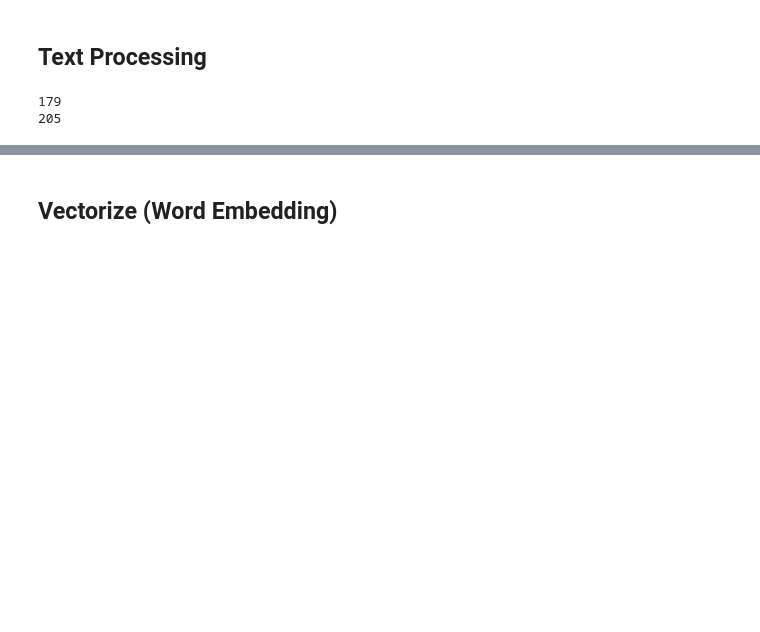
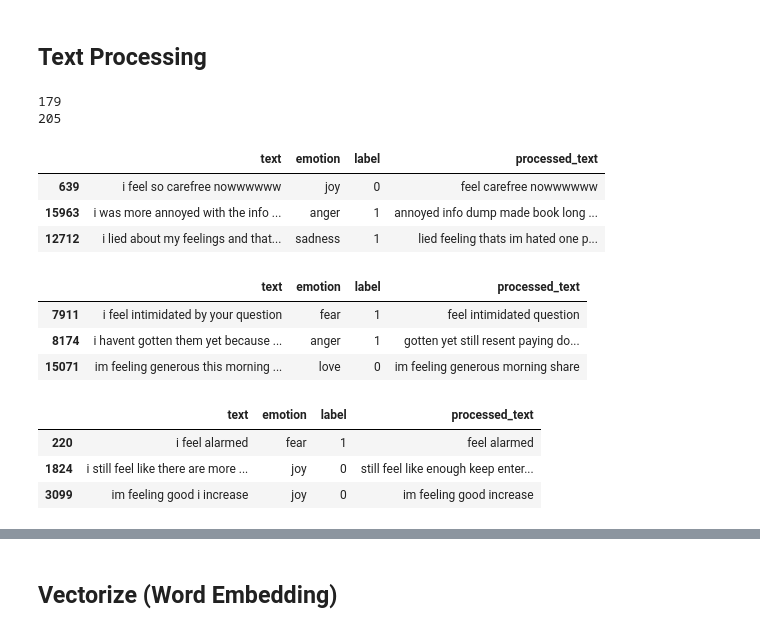
Before and after one commit to Yichen-Z/cis583_project, a Jupyter notebook: emotion_data.ipynb, the cells around one changed output, grey strips where cells are left out. Drawn from its saved outputs; the diff is of its cells as text; code cells hidden in the pictures; blank space fills up the shorter version.

```diff
--- a/emotion_data.ipynb
+++ b/emotion_data.ipynb
@@ -23,0 +48,2 @@ memory usage: 250.1+ KB
+# %%
+val_size = round(len(edf) * 0.2)
@@ -23,0 +76,3 @@ memory usage: 250.1+ KB
+# %%
+train_df = edf[val_size:].copy()
+train_df.head(2)
@@ -112,3 +265,34 @@ print(len(stop_words))
 # %% [output]
 179
 205
+# %%
+train_df['processed_text'] = train_df['text'].apply(lambda raw_text: utils.process_text(
+    text_chunk=raw_text, stopwords=stop_words, lemmatizer_obj=lemmatizer
+))
+
+train_df.sample(n=3)
+# %% [output]
+|  | text | emotion | label | processed_text |
+| 639 | i feel so carefree nowwwwww | joy | 0 | feel carefree nowwwwww |
+| 15963 | i was more annoyed with the info ... | anger | 1 | annoyed info dump made book long ... |
+| 12712 | i lied about my feelings and that... | sadness | 1 | lied feeling thats im hated one p... |
+# %%
+validation_df['processed_text'] = validation_df['text'].apply(lambda raw_text: utils.process_text(
+    text_chunk=raw_text, stopwords=stop_words, lemmatizer_obj=lemmatizer
+))
+validation_df.sample(n=3)
+# %% [output]
+|  | text | emotion | label | processed_text |
+| 7911 | i feel intimidated by your question | fear | 1 | feel intimidated question |
+| 8174 | i havent gotten them yet because ... | anger | 1 | gotten yet still resent paying do... |
+| 15071 | im feeling generous this morning ... | love | 0 | im feeling generous morning share |
+# %%
+tdf['processed_text'] = tdf['text'].apply(lambda raw_text: utils.process_text(
+    text_chunk=raw_text, stopwords=stop_words, lemmatizer_obj=lemmatizer
+))
+tdf.sample(n=3)
+# %% [output]
+|  | text | emotion | label | processed_text |
+| 220 | i feel alarmed | fear | 1 | feel alarmed |
+| 1824 | i still feel like there are more ... | joy | 0 | still feel like enough keep enter... |
+| 3099 | im feeling good i increase | joy | 0 | im feeling good increase |
```
Also changed, not shown: parts of 60 cells of this notebook.
